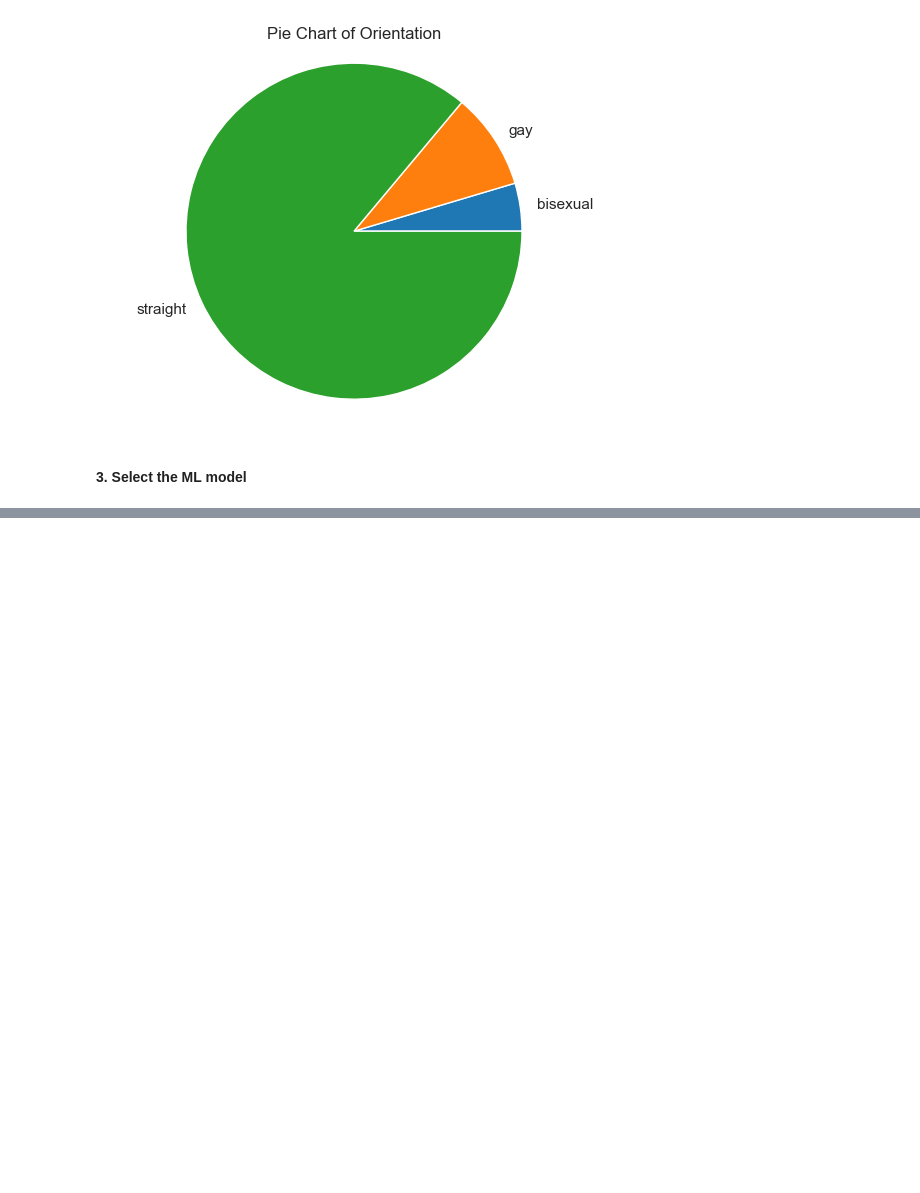
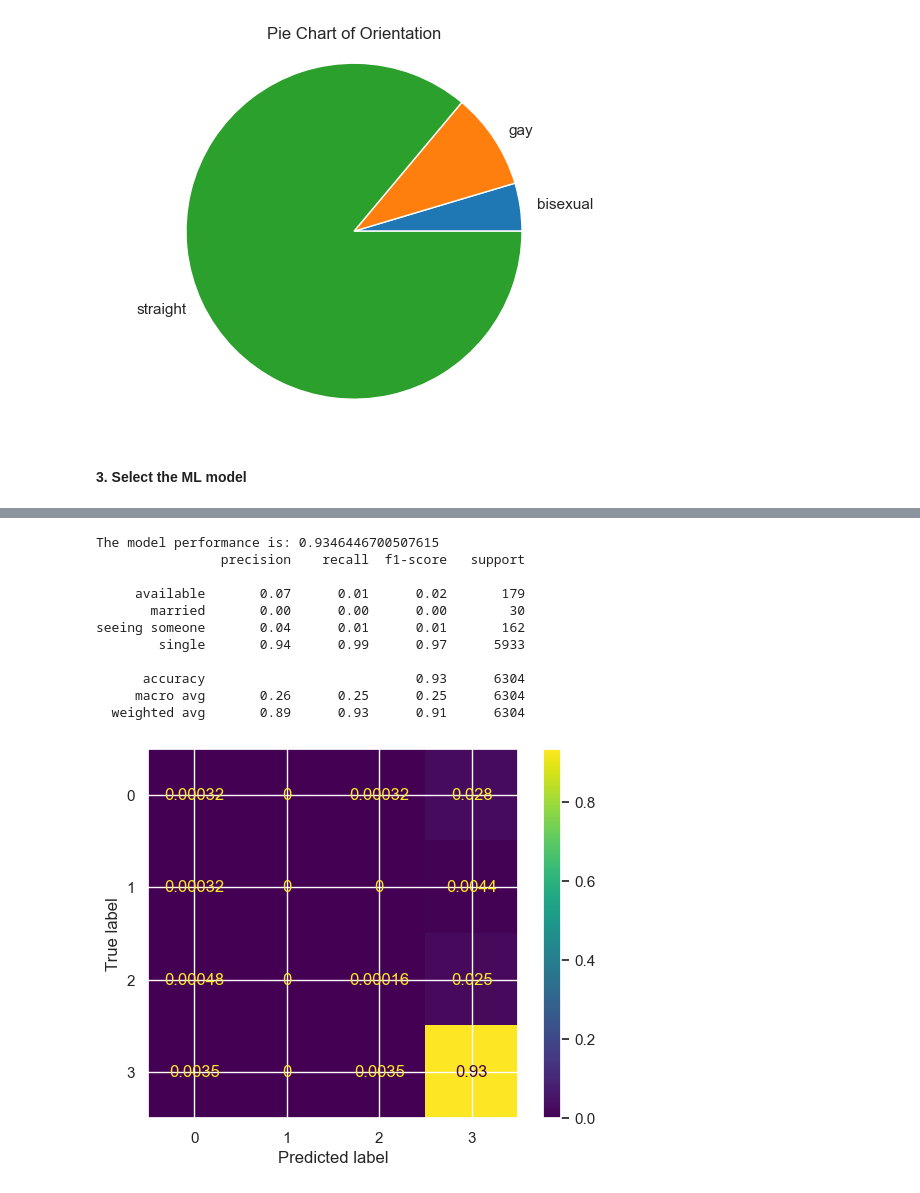
Before and after one commit to Data-Science-and-Analysts-Projects/OKCupid-ML, a Jupyter notebook: date-a-scientist.ipynb, the cells around one changed output, grey strips where cells are left out. Cells and saved outputs as stored; diff of their text form; code cells hidden in the pictures; blank space fills up the shorter version.

Commit message:
add inital rf classification model

```diff
--- a/date-a-scientist.ipynb
+++ b/date-a-scientist.ipynb
@@ -199,0 +204,27 @@ create_pie(freq_table)
+# %%
+# Preparing the features and labels
+
+# drop the NaN values in the columns that will be used as features
+profiles_df.dropna(subset=['age', 'height', 'income','drinks', 'smokes','orientation', 'body_type', 'diet'],inplace=True)
+
+# define features and labels
+X = profiles_df.drop('status', axis=1)
+y = profiles_df['status']
+
+# define the columns transformer as a touple ct([(x,y)])
+# age, height and income are standarized using the StandardScaler
+# drinks, smokes, orientation, body_type and diet are One_hot encoded
+ct = ColumnTransformer([("Standarized", StandardScaler(),['age', 'height', 'income']),
+                       ("One_Hot_Encoded", OneHotEncoder(sparse_output=False),['drinks', 'smokes','orientation', 'body_type', 'diet'])])
+
+# split the data for training and testing
+X_train, X_test, y_train, y_test = train_test_split(X, y, test_size=0.2, random_state=0)
+print(X.shape)
+print(y.shape)
+
+# transform the test and train data using the Column Transformer composer
+ct.fit(X_train)
+X_train_trans = ct.transform(X_train)
+X_test_trans = ct.transform(X_test)
+print(X_train_trans.shape)
+display(ct.get_feature_names_out())
@@ -199,0 +252,28 @@ create_pie(freq_table)
+# %%
+# Random Forest classification
+
+# train the model
+rf = RandomForestClassifier(n_estimators=100, random_state=42)
+rf.fit(X_train_trans, y_train)
+y_pred = rf.predict(X_test_trans)
+
+# model performance
+print(f'The model performance is: {rf.score(X_test_trans, y_test)}')
+print(classification_report(y_test, y_pred))
+
+# Display the confusion matrix
+cm = confusion_matrix(y_test, y_pred, normalize='all')
+cm_display = ConfusionMatrixDisplay(cm).plot()
+# %% [output]
+The model performance is: 0.9346446700507615
+                precision    recall  f1-score   support
+
+     available       0.07      0.01      0.02       179
+       married       0.00      0.00      0.00        30
+seeing someone       0.04      0.01      0.01       162
+        single       0.94      0.99      0.97      5933
+
+      accuracy                           0.93      6304
+     macro avg       0.26      0.25      0.25      6304
+  weighted avg       0.89      0.93      0.91      6304
+[figure, added]
```
Also changed, not shown: parts of 9 cells of this notebook.
